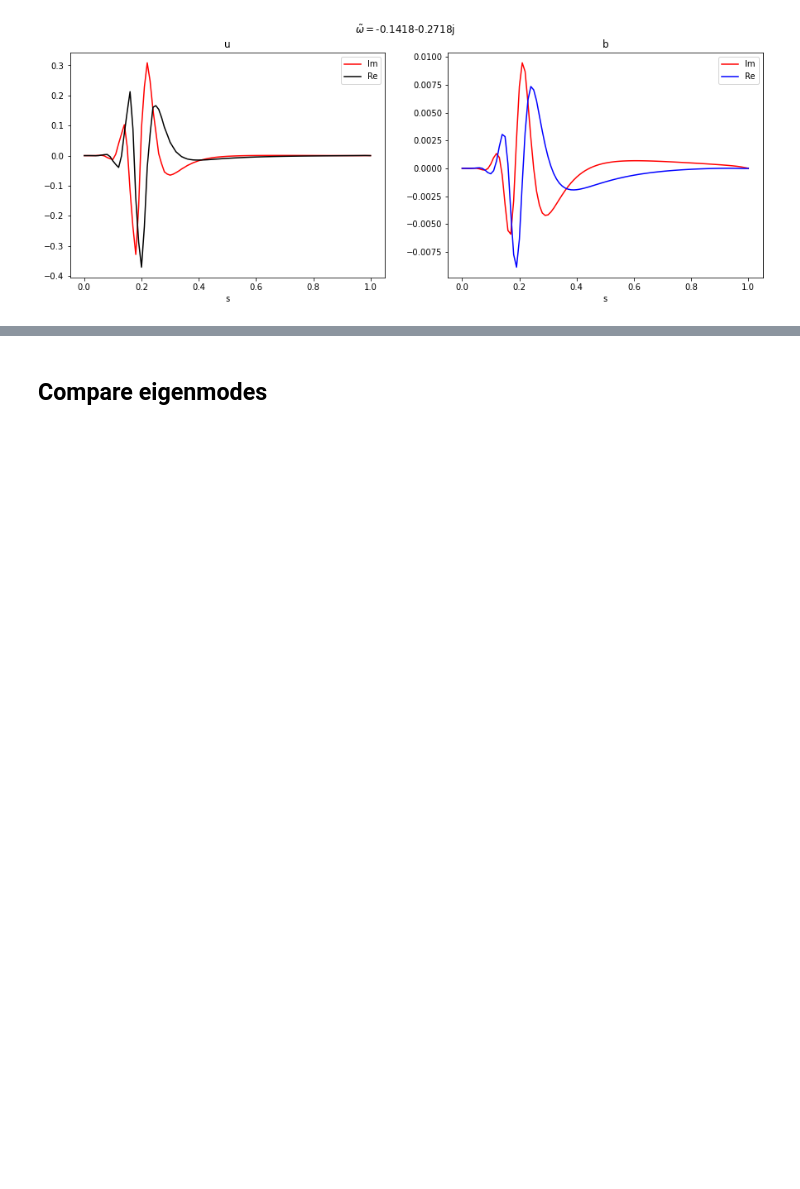
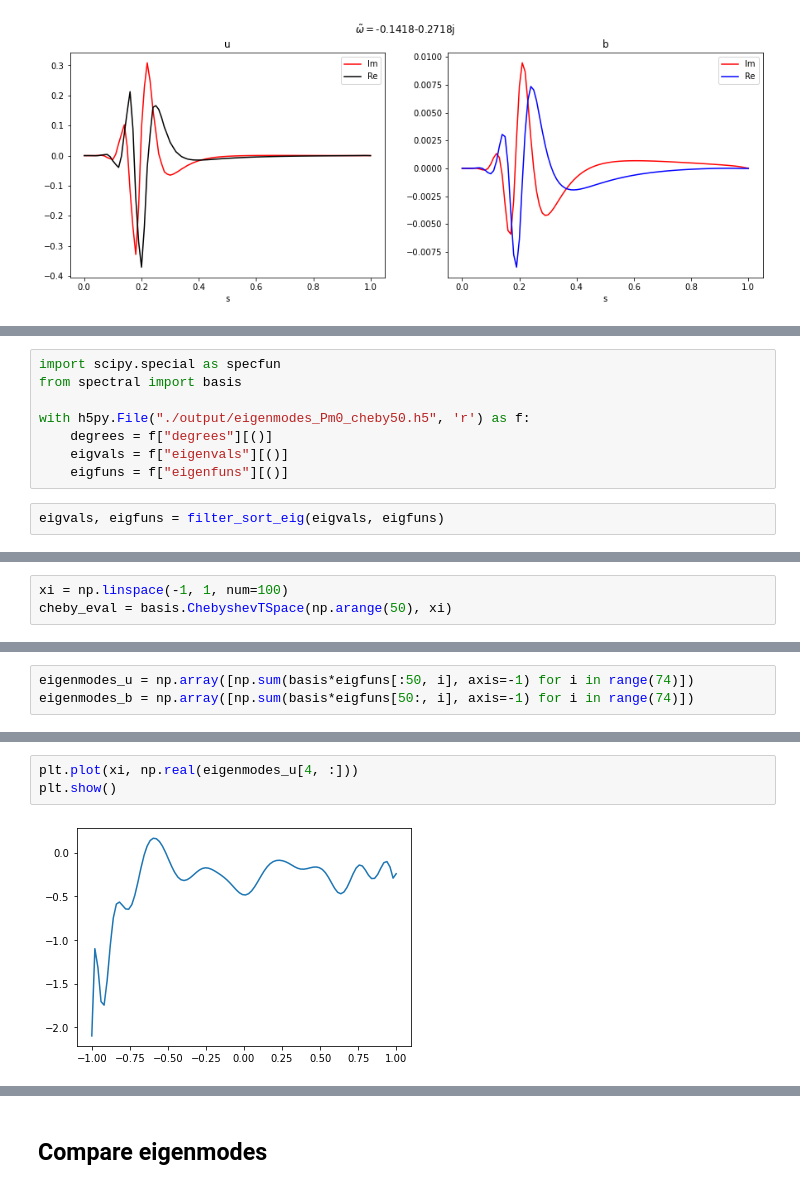
Before and after one commit to GentleMin/PyCrete, a Jupyter notebook: eigenmodes.ipynb, the cells around one changed output, grey strips where cells are left out. Cells and saved outputs as stored; diff of their text form; blank space fills up the shorter version.

```diff
--- a/eigenmodes.ipynb
+++ b/eigenmodes.ipynb
@@ -65,0 +79,10 @@ plt.show()
+# %%
+import scipy.special as specfun
+from spectral import basis
+
+with h5py.File("./output/eigenmodes_Pm0_cheby50.h5", 'r') as f:
+    degrees = f["degrees"][()]
+    eigvals = f["eigenvals"][()]
+    eigfuns = f["eigenfuns"][()]
+# %%
+eigvals, eigfuns = filter_sort_eig(eigvals, eigfuns)
@@ -65,0 +109,3 @@ plt.show()
+# %%
+xi = np.linspace(-1, 1, num=100)
+cheby_eval = basis.ChebyshevTSpace(np.arange(50), xi)
@@ -65,0 +132,3 @@ plt.show()
+# %%
+eigenmodes_u = np.array([np.sum(basis*eigfuns[:50, i], axis=-1) for i in range(74)])
+eigenmodes_b = np.array([np.sum(basis*eigfuns[50:, i], axis=-1) for i in range(74)])
@@ -65,0 +142,5 @@ plt.show()
+# %%
+plt.plot(xi, np.real(eigenmodes_u[4, :]))
+plt.show()
+# %% [output]
+[figure, added]
```
Also changed, not shown: parts of 9 cells of this notebook.
